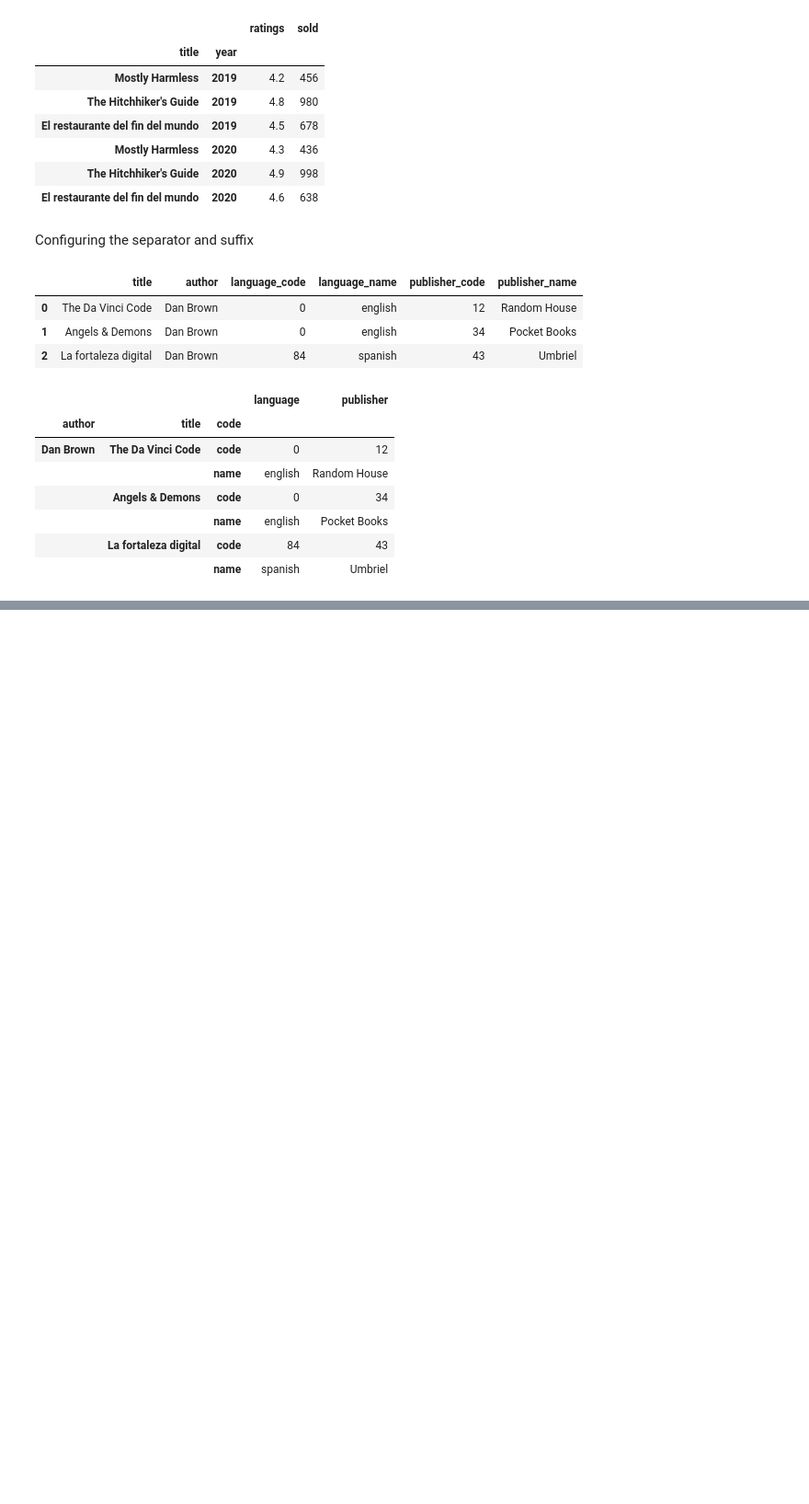
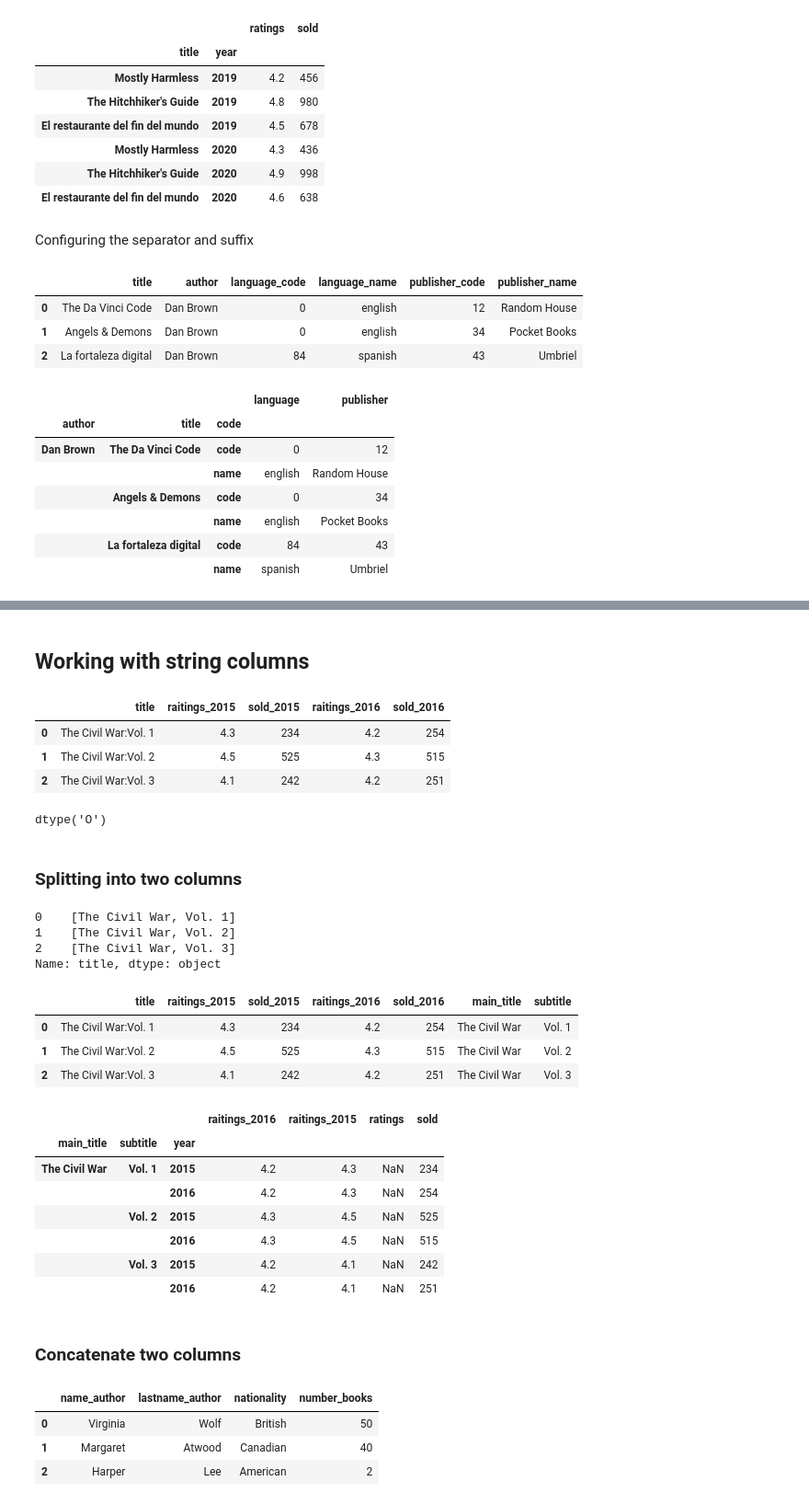
Before and after one commit to jrc-python/python-toolbox, a Jupyter notebook: 4-reshaping-data/reshaping.ipynb, the cells around one changed output, grey strips where cells are left out. Shown at 92% size. Saved outputs shown, nothing was run; the diff lists cells and outputs as text; code cells hidden in the pictures; blank space fills up the shorter version.

```diff
--- a/4-reshaping-data/reshaping.ipynb
+++ b/4-reshaping-data/reshaping.ipynb
@@ -287,0 +324,74 @@ pd.wide_to_long(books_brown, stubnames=['language', 'publisher'], i=['author', '
+# %% [markdown]
+## Working with string columns
+# %%
+books_list = [
+    ['title','raitings_2015','sold_2015','raitings_2016','sold_2016'],
+    ['The Civil War:Vol. 1',4.3,234,4.2,254],
+    ['The Civil War:Vol. 2',4.5,525,4.3,515],
+    ['The Civil War:Vol. 3',4.1,242,4.2,251],
+]
+
+books = pd.DataFrame(books_list[1:], columns=books_list[0])
+
+books
+# %% [output]
+|  | title | raitings_2015 | sold_2015 | raitings_2016 | sold_2016 |
+| 0 | The Civil War:Vol. 1 | 4.3 | 234 | 4.2 | 254 |
+| 1 | The Civil War:Vol. 2 | 4.5 | 525 | 4.3 | 515 |
+| 2 | The Civil War:Vol. 3 | 4.1 | 242 | 4.2 | 251 |
+# %%
+books['title'].dtypes
+# %% [output]
+dtype('O')
+# %% [markdown]
+### Splitting into two columns
+# %%
+books['title'].str.split(':')
+# %% [output]
+0    [The Civil War, Vol. 1]
+1    [The Civil War, Vol. 2]
+2    [The Civil War, Vol. 3]
+Name: title, dtype: object
+# %%
+# Split the title column on the : character to new columns
+books[['main_title', 'subtitle']] = books['title'].str.split(':', expand=True)
+
+books
+# %% [output]
+|  | title | raitings_2015 | sold_2015 | raitings_2016 | sold_2016 | main_title | subtitle |
+| 0 | The Civil War:Vol. 1 | 4.3 | 234 | 4.2 | 254 | The Civil War | Vol. 1 |
+| 1 | The Civil War:Vol. 2 | 4.5 | 525 | 4.3 | 515 | The Civil War | Vol. 2 |
+| 2 | The Civil War:Vol. 3 | 4.1 | 242 | 4.2 | 251 | The Civil War | Vol. 3 |
+# %%
+# Drop original title column
+books.drop('title', axis=1, inplace=True)
+
+# Reshape books to long format
+pd.wide_to_long(books , stubnames=['ratings', 'sold'], i=['main_title', 'subtitle'], j='year', sep='_')
+# %% [output]
+|  |  |  | raitings_2016 | raitings_2015 | ratings | sold |
+| main_title | subtitle | year |  |  |  |  |
+| The Civil War | Vol. 1 | 2015 | 4.2 | 4.3 | NaN | 234 |
+|  |  | 2016 | 4.2 | 4.3 | NaN | 254 |
+|  | Vol. 2 | 2015 | 4.3 | 4.5 | NaN | 525 |
+|  |  | 2016 | 4.3 | 4.5 | NaN | 515 |
+|  | Vol. 3 | 2015 | 4.2 | 4.1 | NaN | 242 |
+|  |  | 2016 | 4.2 | 4.1 | NaN | 251 |
+# %% [markdown]
+### Concatenate two columns
+# %%
+books_new_lists = [
+    ['name_author','lastname_author','nationality','number_books'],
+    ['Virginia','Wolf','British',50],
+    ['Margaret','Atwood','Canadian',40],
+    ['Harper','Lee','American',2],
+]
+
+books_new = pd.DataFrame(books_new_lists[1:], columns=books_new_lists[0])
+
+books_new
+# %% [output]
+|  | name_author | lastname_author | nationality | number_books |
+| 0 | Virginia | Wolf | British | 50 |
+| 1 | Margaret | Atwood | Canadian | 40 |
+| 2 | Harper | Lee | American | 2 |
```
Also changed, not shown: parts of 21 cells of this notebook, 1 other file.
